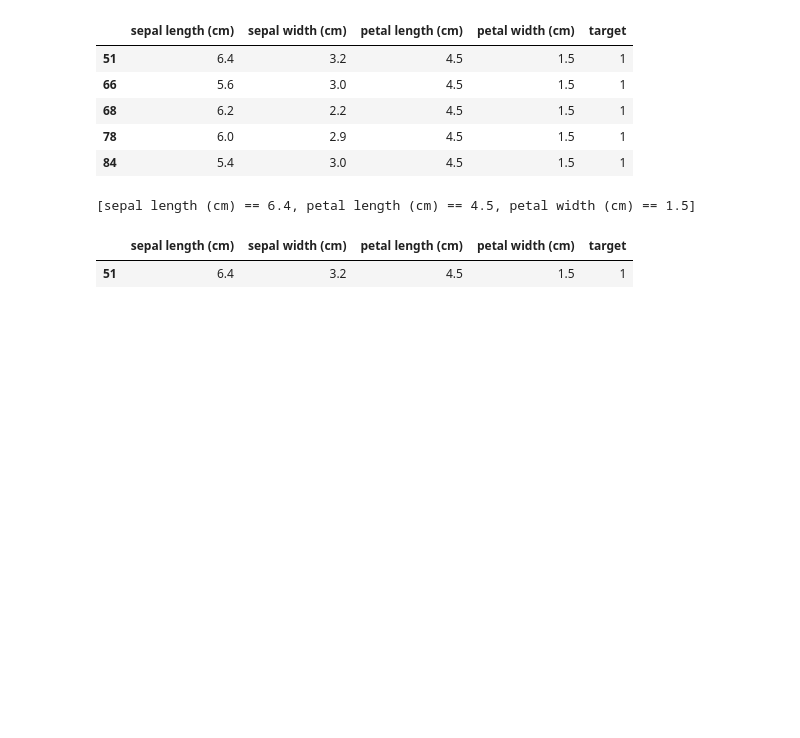
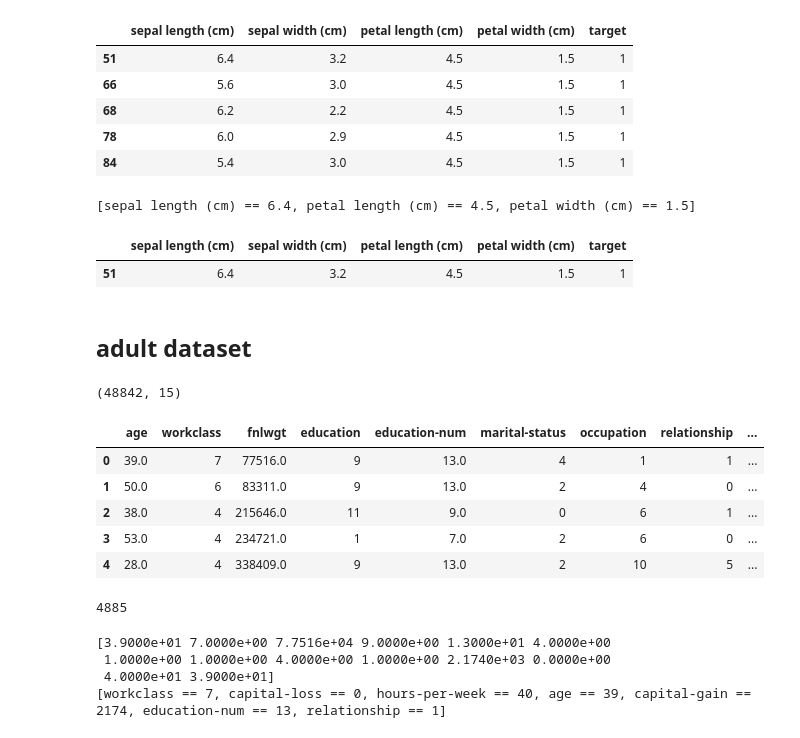
Before and after one commit to LogicExplainML-LEML/LogicExplainML, a Jupyter notebook: notebooks/colab notebooks/z3_xai_probability.ipynb, the cells around one changed output. Saved outputs shown, nothing was run; the diff lists cells and outputs as text; code cells hidden in the pictures; blank space fills up the shorter version.

```diff
--- a/notebooks/colab notebooks/z3_xai_probability.ipynb
+++ b/notebooks/colab notebooks/z3_xai_probability.ipynb
@@ -479,3 +491,28 @@ filtered
 [sepal length (cm) == 6.4, petal length (cm) == 4.5, petal width (cm) == 1.5]
 |  | sepal length (cm) | sepal width (cm) | petal length (cm) | petal width (cm) | target |
 | 51 | 6.4 | 3.2 | 4.5 | 1.5 | 1 |
+# %% [markdown]
+## adult dataset
+# %%
+adult_data = fetch_data('adult')
+print(adult_data.shape)
+adult_data.head()
+# %% [output]
+(48842, 15)
+|  | age | workclass | fnlwgt | education | education-num | marital-status | occupation | relationship | ... |
+| 0 | 39.0 | 7 | 77516.0 | 9 | 13.0 | 4 | 1 | 1 | ... |
+| 1 | 50.0 | 6 | 83311.0 | 9 | 13.0 | 2 | 4 | 0 | ... |
+| 2 | 38.0 | 4 | 215646.0 | 11 | 9.0 | 0 | 6 | 1 | ... |
+| 3 | 53.0 | 4 | 234721.0 | 1 | 7.0 | 2 | 6 | 0 | ... |
+| 4 | 28.0 | 4 | 338409.0 | 9 | 13.0 | 2 | 10 | 5 | ... |
+# %%
+X = adult_data.drop(columns=['target'])
+y = adult_data['target'].values
+
+X_train, X_test, y_train, y_test = train_test_split(
+    X, y, test_size=0.1, random_state=101
+)
+
+len(X_test)
+# %% [output]
+4885
@@ -481,0 +523,10 @@ filtered
+# %%
+sample = X.values[0]
+print(sample)
+conditions = explainer.explain_prob(sample, reorder="asc")
+print(conditions)
+# %% [output]
+[3.9000e+01 7.0000e+00 7.7516e+04 9.0000e+00 1.3000e+01 4.0000e+00
+ 1.0000e+00 1.0000e+00 4.0000e+00 1.0000e+00 2.1740e+03 0.0000e+00
+ 4.0000e+01 3.9000e+01]
+[workclass == 7, capital-loss == 0, hours-per-week == 40, age == 39, capital-gain == 2174, education-num == 13, relationship == 1]
```
Also changed, not shown: parts of 10 cells of this notebook, 1 other file.
